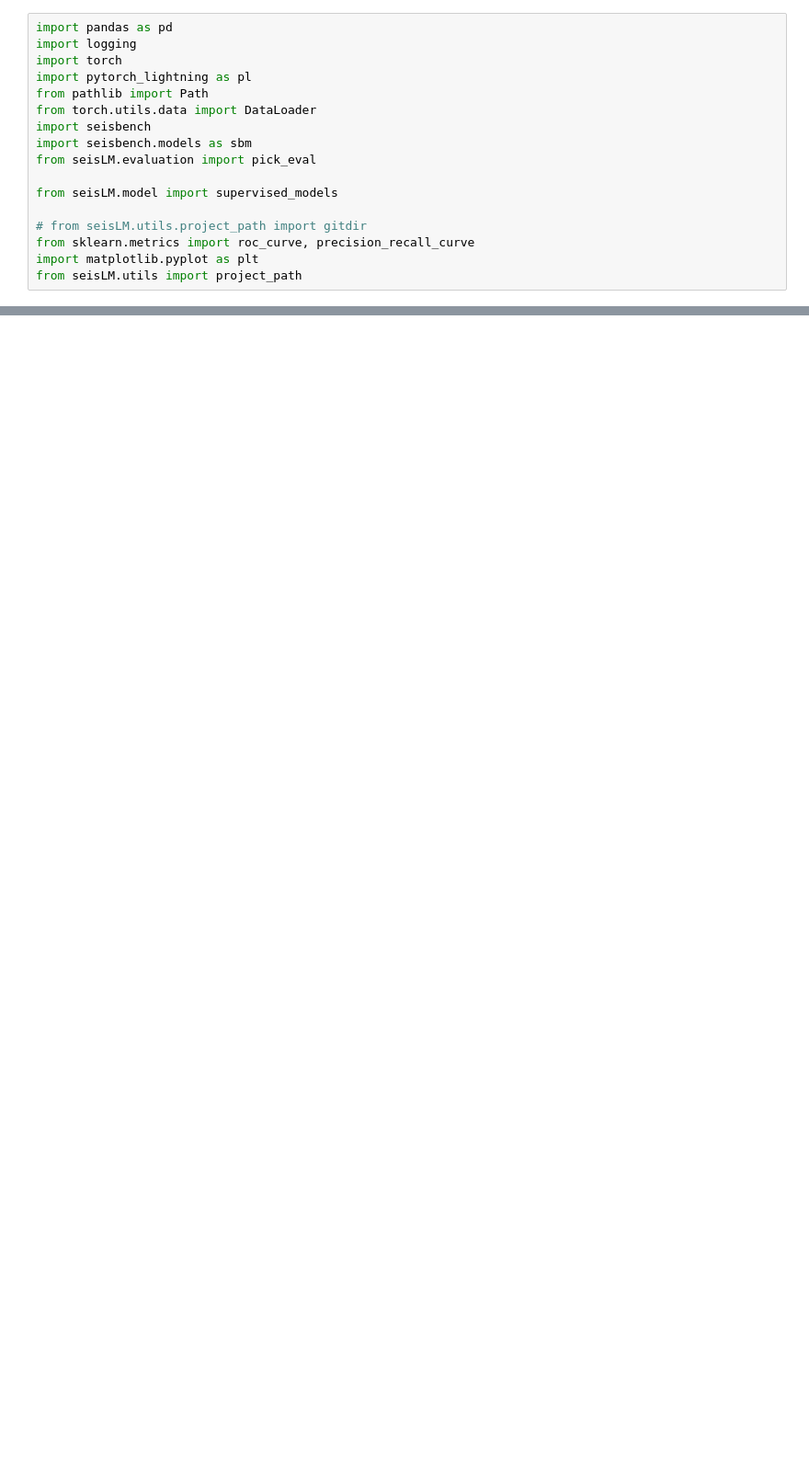
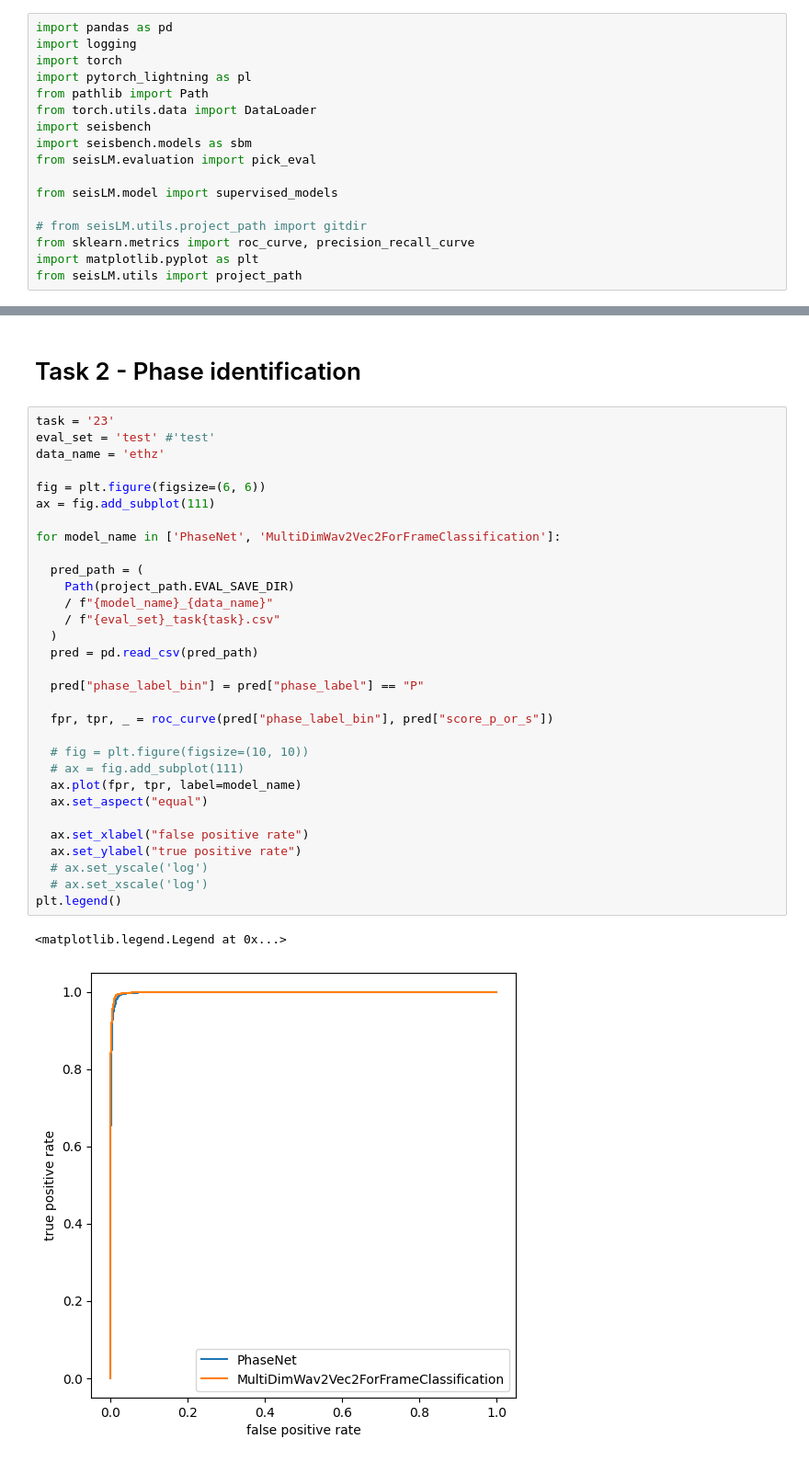
Before and after one commit to liutianlin0121/seisLM, a Jupyter notebook: notebooks/seisbench_compare.ipynb, the cells around one changed output, grey strips where cells are left out. Shown: that part at 92% size. Saved outputs shown, nothing was run; the diff lists cells and outputs as text; blank space fills up the shorter version.

```diff
--- a/notebooks/seisbench_compare.ipynb
+++ b/notebooks/seisbench_compare.ipynb
@@ -88,0 +136,36 @@ plt.legend()
+# %% [markdown]
+# Task 2 - Phase identification
+# %%
+task = '23'
+eval_set = 'test' #'test'
+data_name = 'ethz'
+
+fig = plt.figure(figsize=(6, 6))
+ax = fig.add_subplot(111)
+
+for model_name in ['PhaseNet', 'MultiDimWav2Vec2ForFrameClassification']:
+
+  pred_path = (
+    Path(project_path.EVAL_SAVE_DIR)
+    / f"{model_name}_{data_name}"
+    / f"{eval_set}_task{task}.csv"
+  )
+  pred = pd.read_csv(pred_path)
+
+  pred["phase_label_bin"] = pred["phase_label"] == "P"
+
+  fpr, tpr, _ = roc_curve(pred["phase_label_bin"], pred["score_p_or_s"])
+
+  # fig = plt.figure(figsize=(10, 10))
+  # ax = fig.add_subplot(111)
+  ax.plot(fpr, tpr, label=model_name)
+  ax.set_aspect("equal")
+
+  ax.set_xlabel("false positive rate")
+  ax.set_ylabel("true positive rate")
+  # ax.set_yscale('log')
+  # ax.set_xscale('log')
+plt.legend()
+# %% [output]
+<matplotlib.legend.Legend at 0x...>
+[figure, added]
```
Also changed, not shown: parts of 7 cells of this notebook, 6 other files.
